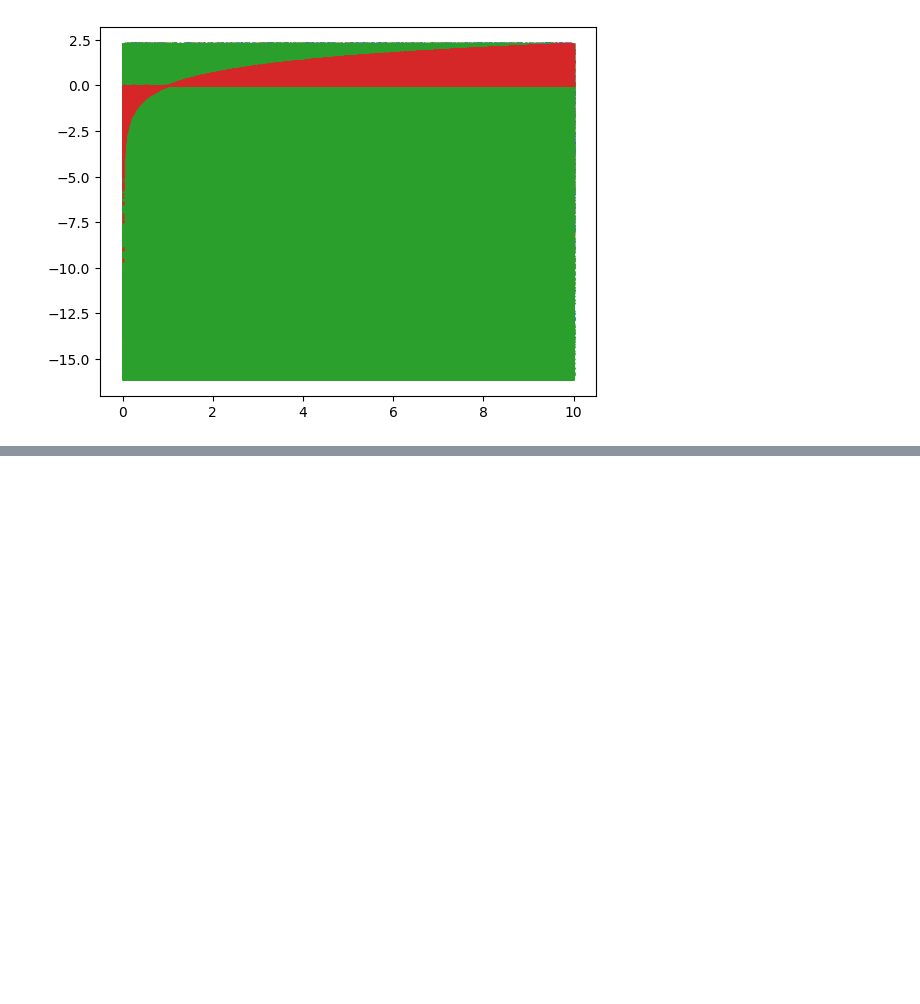
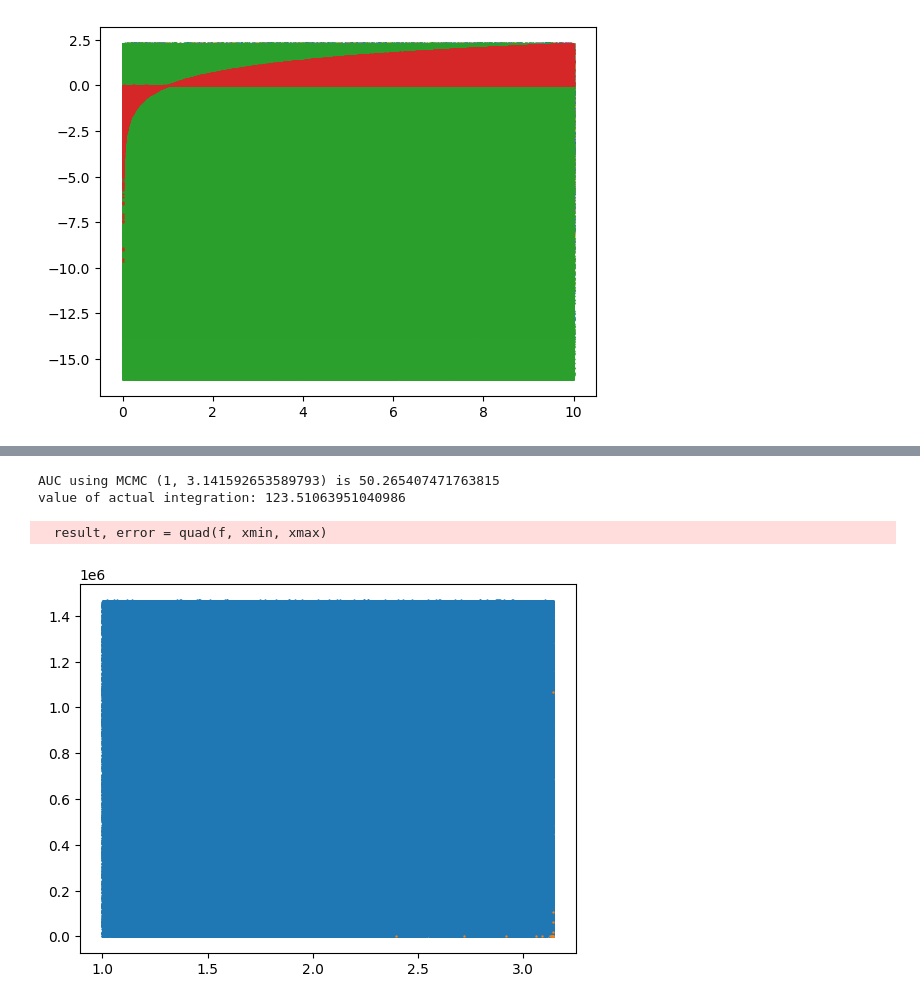
Before and after one commit to Gauranga2022/Fun-with-Python, a Jupyter notebook: AUC__using_MCMC.ipynb, the cells around one changed output, grey strips where cells are left out. Cells and saved outputs as stored; diff of their text form; code cells hidden in the pictures; blank space fills up the shorter version.

```diff
--- a/AUC__using_MCMC.ipynb
+++ b/AUC__using_MCMC.ipynb
@@ -351,0 +352,51 @@ value of actual integration: 13.025852641641379
+# %%
+#The function is a upper semicircle of radius 1 and center (0,0)
+def f(x):
+  return x/np.sin(x)
+
+# range of x is: -1 <= x <= 1
+xmin = 1
+xmax = np.pi -0.000000000000000000000001
+
+# find ymin-ymax
+numSteps = 1000000 # bigger the better but slower!
+ymin = f(xmin)
+ymax = ymin
+for i in range(numSteps):
+    x = xmin + (xmax - xmin) * float(i) / numSteps # incremental list of uniformly distribute numSteps points between xmin and xmax
+    y = f(x)
+    if y < ymin:
+      ymin = y
+    if y > ymax:
+      ymax = y #find the min and max values of y
+
+# Monte Carlo
+x_list, y_list, x_list1, y_list1 = [],[],[],[]
+rectArea = (xmax - xmin) * (ymax - ymin)
+numPoints = 10**6 # bigger the better but slower!
+ctr = 0
+for j in range(numPoints):
+    x = xmin + (xmax - xmin) * random.random() #random.random returns a random number between 0 and 1
+    y = ymin + (ymax - ymin) * random.random()
+    x_list.append(x)
+    y_list.append(y)
+    if 0 < y <= f(x):
+        x_list1.append(x)
+        y_list1.append(y)
+        ctr += 1
+    if 0 > y >= f(x):
+        x_list1.append(x)
+        y_list1.append(y)
+        ctr += 1
+
+plt.scatter(x_list, y_list, s= 0.5)
+plt.scatter(x_list1, y_list1, s= 0.5)
+fnArea = rectArea * float(ctr) / numPoints
+print("AUC using MCMC", (xmin, xmax), "is", str(fnArea))
+result, error = quad(f, xmin, xmax)
+print(f"value of actual integration: {result}")
+# %% [output]
+AUC using MCMC (1, 3.141592653589793) is 50.265407471763815
+value of actual integration: 123.51063951040986
+  result, error = quad(f, xmin, xmax)
+[figure, added]
```
Also changed, not shown: parts of 2 cells of this notebook.
